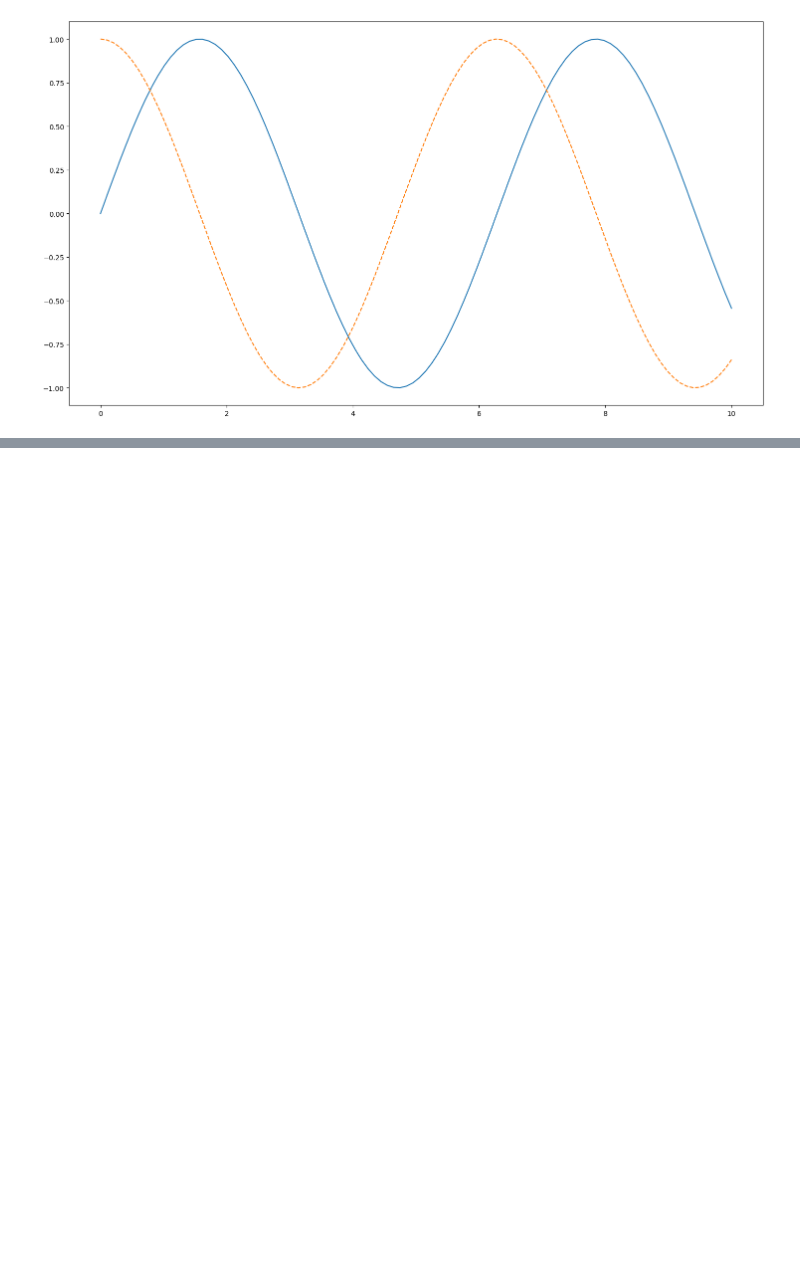
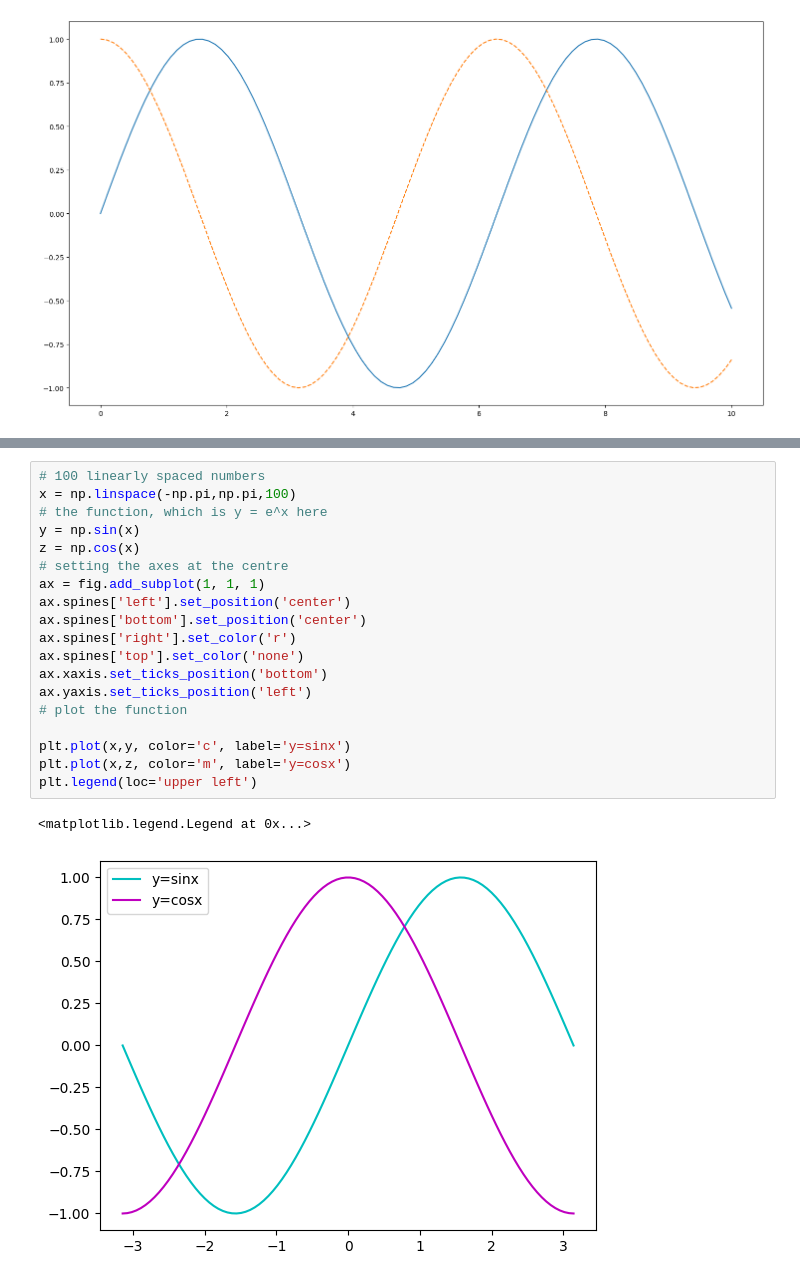
Before and after one commit to Xare92/PrimaRep, a Jupyter notebook: matplot.ipynb, the cells around one changed output, grey strips where cells are left out. Saved outputs shown, nothing was run; the diff lists cells and outputs as text; blank space fills up the shorter version.

```diff
--- a/matplot.ipynb
+++ b/matplot.ipynb
@@ -135,0 +147,22 @@ plt.plot(x,z, '--')
+# %%
+# 100 linearly spaced numbers
+x = np.linspace(-np.pi,np.pi,100)
+# the function, which is y = e^x here
+y = np.sin(x)
+z = np.cos(x)
+# setting the axes at the centre
+ax = fig.add_subplot(1, 1, 1)
+ax.spines['left'].set_position('center')
+ax.spines['bottom'].set_position('center')
+ax.spines['right'].set_color('r')
+ax.spines['top'].set_color('none')
+ax.xaxis.set_ticks_position('bottom')
+ax.yaxis.set_ticks_position('left')
+# plot the function
+
+plt.plot(x,y, color='c', label='y=sinx')
+plt.plot(x,z, color='m', label='y=cosx')
+plt.legend(loc='upper left')
+# %% [output]
+<matplotlib.legend.Legend at 0x...>
+[figure, added]
```
Also changed, not shown: parts of 58 cells of this notebook, 2 other files.
